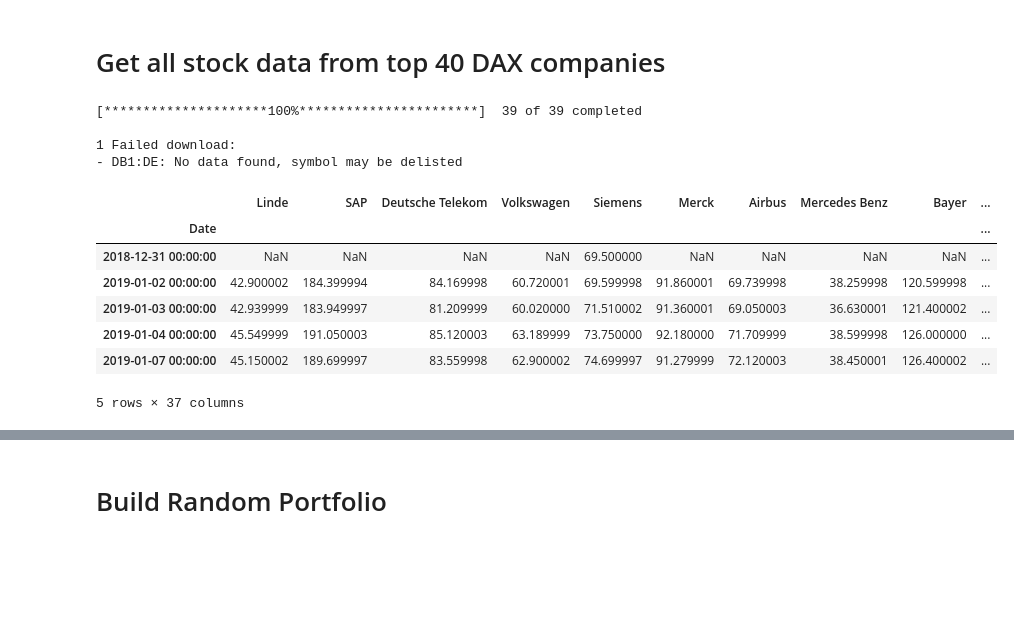
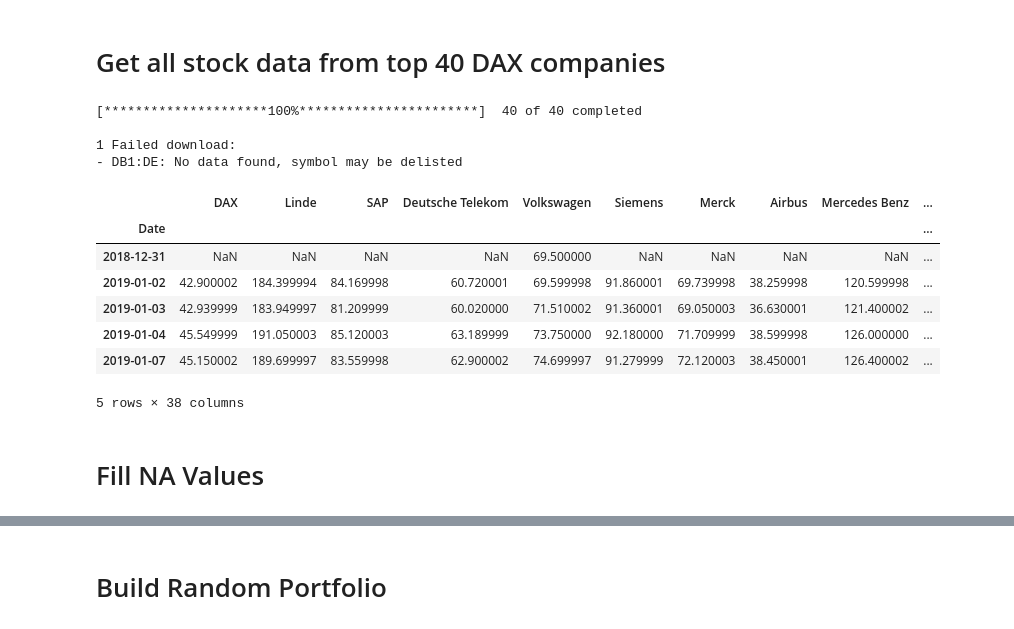
Before and after one commit to Sebastian1981/Stock_Prediction, a Jupyter notebook: experiment/stockmodel_prototype.ipynb, the cells around one changed output, grey strips where cells are left out. Drawn from its saved outputs; the diff is of its cells as text; code cells hidden in the pictures; blank space fills up the shorter version.

```diff
--- a/experiment/stockmodel_prototype.ipynb
+++ b/experiment/stockmodel_prototype.ipynb
@@ -80,38 +80,42 @@ fig.show()
 # %% [markdown]
 # Get all stock data from top 40 DAX companies
 # %%
-dax_top_40_companies = list(dax_assets.keys())[1:]
-dax_top_40_tickername = list(dax_assets.values())[1:]
+dax_top_40_companies = list(dax_assets.keys())#[1:]
+dax_top_40_tickername = list(dax_assets.values())#[1:]
 # %%
 start_date = '2019-01-01'
-end_date = '2021-12-31'
+end_date = '2022-09-15'
 na_percentage = 0.6 # at least x percent rows must be none-nas
 
 # download DAX top40
 df = yf.download(dax_top_40_tickername,
                     start=start_date,
                     end=end_date,
                     progress=True)
 # drop columns
 df = df['Close']
 # rename columns
 df.columns = dax_top_40_companies
+# make sure the index is datetime format
+df.index = pd.to_datetime(df.index)
 # drop nas
 datetimeFormat = '%Y-%m-%d'
 time_delta = datetime.strptime(end_date, datetimeFormat) - datetime.strptime(start_date,datetimeFormat)
 df.dropna(axis=1, thresh=int(time_delta.days * na_percentage), inplace=True)
 # show data
 df.head()
 # %% [output]
-[*********************100%***********************]  39 of 39 completed
+[*********************100%***********************]  40 of 40 completed
 
 1 Failed download:
 - DB1:DE: No data found, symbol may be delisted
-|  | Linde | SAP | Deutsche Telekom | Volkswagen | Siemens | Merck | Airbus | Mercedes Benz | Bayer | ... |
+|  | DAX | Linde | SAP | Deutsche Telekom | Volkswagen | Siemens | Merck | Airbus | Mercedes Benz | ... |
 | Date |  |  |  |  |  |  |  |  |  | ... |
-| 2018-12-31 00:00:00 | NaN | NaN | NaN | NaN | 69.500000 | NaN | NaN | NaN | NaN | ... |
-| 2019-01-02 00:00:00 | 42.900002 | 184.399994 | 84.169998 | 60.720001 | 69.599998 | 91.860001 | 69.739998 | 38.259998 | 120.599998 | ... |
-| 2019-01-03 00:00:00 | 42.939999 | 183.949997 | 81.209999 | 60.020000 | 71.510002 | 91.360001 | 69.050003 | 36.630001 | 121.400002 | ... |
-| 2019-01-04 00:00:00 | 45.549999 | 191.050003 | 85.120003 | 63.189999 | 73.750000 | 92.180000 | 71.709999 | 38.599998 | 126.000000 | ... |
-| 2019-01-07 00:00:00 | 45.150002 | 189.699997 | 83.559998 | 62.900002 | 74.699997 | 91.279999 | 72.120003 | 38.450001 | 126.400002 | ... |
+| 2018-12-31 | NaN | NaN | NaN | NaN | 69.500000 | NaN | NaN | NaN | NaN | ... |
+| 2019-01-02 | 42.900002 | 184.399994 | 84.169998 | 60.720001 | 69.599998 | 91.860001 | 69.739998 | 38.259998 | 120.599998 | ... |
+| 2019-01-03 | 42.939999 | 183.949997 | 81.209999 | 60.020000 | 71.510002 | 91.360001 | 69.050003 | 36.630001 | 121.400002 | ... |
+| 2019-01-04 | 45.549999 | 191.050003 | 85.120003 | 63.189999 | 73.750000 | 92.180000 | 71.709999 | 38.599998 | 126.000000 | ... |
+| 2019-01-07 | 45.150002 | 189.699997 | 83.559998 | 62.900002 | 74.699997 | 91.279999 | 72.120003 | 38.450001 | 126.400002 | ... |
-5 rows × 37 columns
+5 rows × 38 columns
+# %% [markdown]
+# Fill NA Values
```
Also changed, not shown: parts of 27 cells of this notebook.
